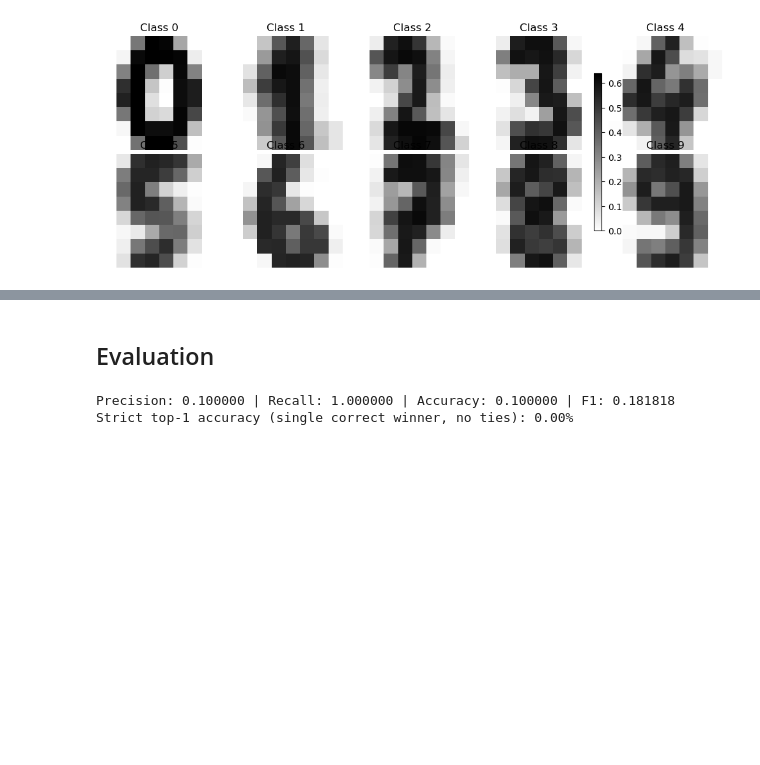
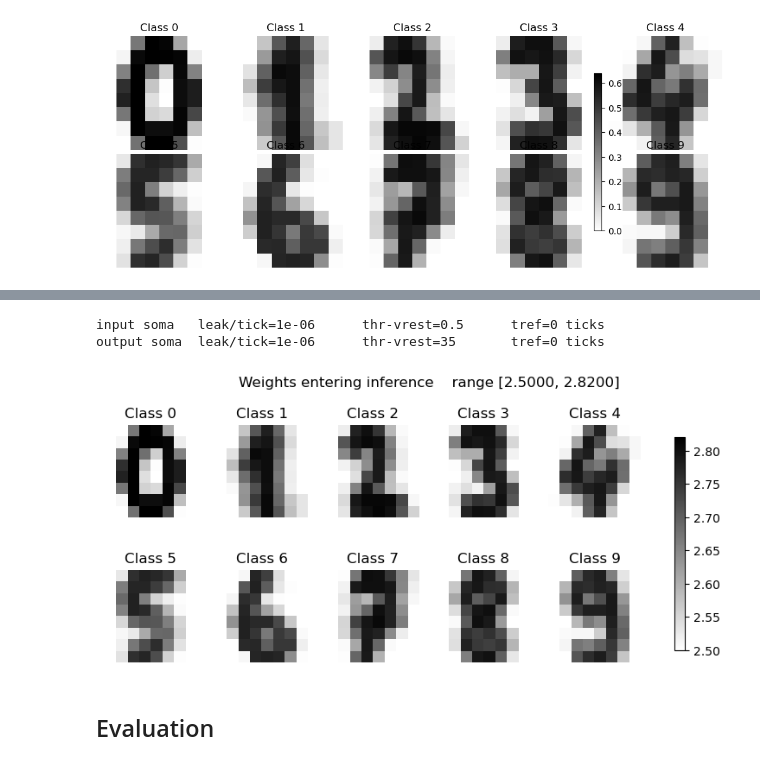
Before and after one commit to ORNL/superneuroabm, a Jupyter notebook: tutorials/02_superneuroabm_digits.ipynb, the cells around one changed output, grey strips where cells are left out. Drawn from its saved outputs; the diff is of its cells as text; code cells hidden in the pictures; blank space fills up the shorter version.

```diff
--- a/tutorials/02_superneuroabm_digits.ipynb
+++ b/tutorials/02_superneuroabm_digits.ipynb
@@ -416,4 +494,54 @@ model.eval()
 model.set_recorded_somas(output_somas)
+# %%
+# Read back what actually landed in the tensors, in effective units rather than raw
+# fields, then re-plot the learned weights. Compare this plot against the post-training
+# one above: the *pattern* must be identical, confirming that switching the operating
+# point did not disturb what STDP learned.
+#
+# Expect small rounding: GPU tensors are float32, so any value that has round-tripped
+# through the device comes back quantized (1e-9 reads back as 9.9999997e-10). Cosmetic.
+DT = model.get_global_property_value("dt")
+
+
+def report_soma(label, soma_id):
+    p = model.get_hyperparameters(soma_id)
+    print(f"{label:<12s} leak/tick={DT / (p['R'] * p['C']):<10.3g} "
+          f"thr-vrest={p['vthr'] - p['vrest']:<8.3g} tref={p['tref'] / DT:.0f} ticks")
+
+
+def plot_weight_patterns(title):
+    """Re-read every plastic weight from the model and plot it as 8x8 per-class images.
+
+    Each call autoscales to its own range, so the *pattern* stays directly comparable
+    across calls even after an affine rescale like INFER_WEIGHT_FN; the absolute range
+    is printed in the title so the rescale is still visible.
+    """
+    w = np.zeros((input_size, n_classes))
+    for i, hp in enumerate(model.get_hyperparameters(learning_synapses)):
+        w[i // n_classes, i % n_classes] = hp["weight"]
+
+    images = w.T.reshape(n_classes, 8, 8)
+    fig, axes = plt.subplots(2, 5, figsize=(10, 4))
+    for ax, image, cls in zip(axes.flat, images, range(n_classes)):
+        im = ax.imshow(image, cmap="gray_r", interpolation="nearest",
+                       vmin=w.min(), vmax=w.max())
+        ax.set_title(f"Class {cls}")
+        ax.axis("off")
+    fig.colorbar(im, ax=axes.ravel().tolist(), shrink=0.8)
+    fig.suptitle(f"{title}    range [{w.min():.4f}, {w.max():.4f}]")
+    plt.show()
+    return w
+
+
+report_soma("input soma", input_somas[0])
+report_soma("output soma", output_somas[0])
+
+# Snapshot to compare against after the inference loop has run.
+weights_before_inference = plot_weight_patterns("Weights entering inference")
+# %% [output]
+input soma   leak/tick=1e-06      thr-vrest=0.5      tref=0 ticks
+output soma  leak/tick=1e-06      thr-vrest=35       tref=0 ticks
+[figure, added]
 # %%
 INFERENCE_TICKS = 25
 INFER_INPUT_TICKS = 20
@@ -491,9 +623,25 @@ print()
 print(f"Precision: {tp / (tp + fp):>.6f} | Recall: {tp / (tp + fn):>.6f} | "
       f"Accuracy: {(tp + tn) / (tp + tn + fp + fn):>.6f} | F1: {tp / (tp + 0.5 * (fp + fn)):>.6f}")
 print(f"Strict top-1 accuracy (single correct winner, no ties): {strict / len(y_test):.2%}")
+
+# Weights after the full inference pass. eval() froze plasticity and every sample ended in
+# reset(retain_parameters=True), so 899 rounds of inject/simulate/reset must not erode what
+# was learned.
+#
+# The snapshot above was taken from values we had just written as float64. The first
+# simulate() uploads them to the float32 GPU tensors and the first reset() downloads that
+# back, so exactly one quantization step is expected and is NOT learning. The precise test
+# is therefore against the float32 image of the snapshot, which must match exactly.
+print()
+weights_after_inference = plot_weight_patterns("Weights after inference")
+
+quantized = weights_before_inference.astype(np.float32).astype(np.float64)
+drift = np.abs(weights_after_inference - weights_before_inference).max()
+leak = np.abs(weights_after_inference - quantized).max()
+print(f"Drift vs snapshot:          {drift:.3e}  "
+      f"(float32 ulp here is {np.spacing(np.float32(weights_before_inference.max())):.3e} -- expected)")
+print(f"Drift vs float32(snapshot): {leak:.3e}  "
+      f"({'unchanged, plasticity stayed frozen' if leak == 0 else 'CHANGED -- plasticity leaked into inference'})")
-# %% [output]
-Precision: 0.100000 | Recall: 1.000000 | Accuracy: 0.100000 | F1: 0.181818
-Strict top-1 accuracy (single correct winner, no ties): 0.00%
 # %%
 # Confusion matrix (one row per (true label, winning class) pair — ties contribute several rows)
 disp = sklearn.metrics.ConfusionMatrixDisplay.from_predictions(*zip(*predictions))
```
Also changed, not shown: parts of 8 cells of this notebook, 4 other files.
